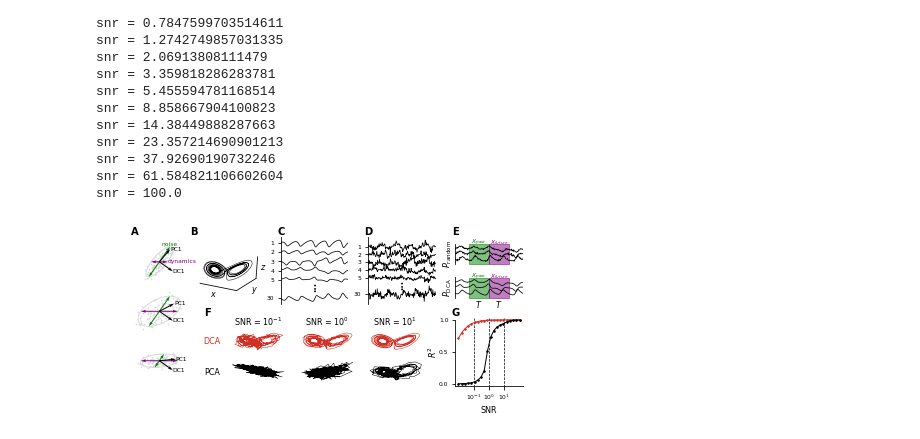
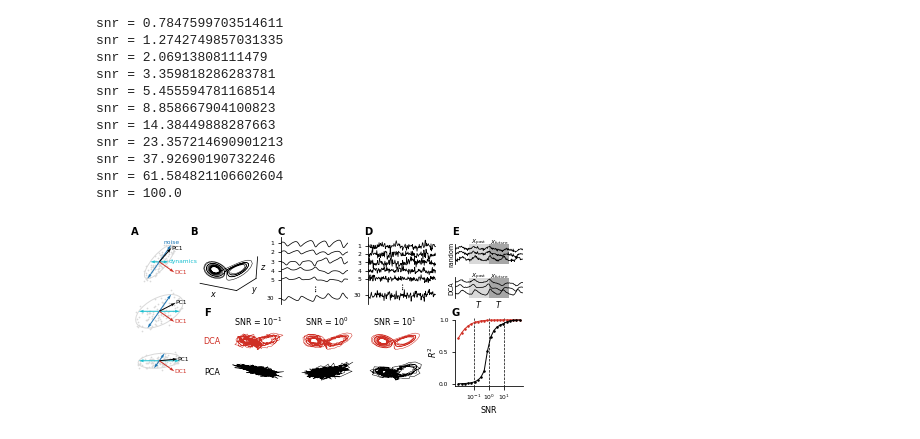
Before and after one commit to BouchardLab/DynamicalComponentsAnalysis, a Jupyter notebook: notebooks/lorenz_fig.ipynb, the cells around one changed output. Drawn from its saved outputs; the diff is of its cells as text; code cells hidden in the pictures.

```diff
--- a/notebooks/lorenz_fig.ipynb
+++ b/notebooks/lorenz_fig.ipynb
@@ -445,16 +454,16 @@ linewidth_r2_plot = 1.0
 
 #colors = ["#3E884C", "#523176", "#CF2F25"]
 colors = ["green", "purple", "#CF2F25"]
-noise_color = colors[0]
-sig_color = colors[1]
-past_color = colors[0]
-future_color = colors[1]
-dca_color = colors[2]
+noise_color = "tab:blue"
+sig_color = "tab:cyan"
+past_color = "0.85"
+future_color = "0.65"
+dca_color = "#CF2F25"
 pca_color = "black"
 
 T_to_show_2d = 150
 T_to_show_3d = 500
-X_display_idx = 11 #index of noisy X dataset to show (make sure to change if SNR spacing changes)
+X_display_idx = 8 #index of noisy X dataset to show (make sure to change if SNR spacing changes)
 
 #ax1: Lorenz 3D Plot
 plot_lorenz_3d(ax1, X_dynamics[:T_to_show_3d], linewidth_3d)
@@ -462,7 +471,8 @@ plot_lorenz_3d(ax1, X_dynamics[:T_to_show_3d], linewidth_3d)
 #ax2 and ax3: Plots of noiseless and noisy embeddings
 N_to_show = 5 #number of channels to plot (also plot last one)
 plot_traces(ax2, X[:T_to_show_2d], N_to_show, linewidth_2d)
-plot_traces(ax3, X_noisy_dset[X_display_idx, :T_to_show_2d], N_to_show, linewidth_2d)
+#divide by a factor to make it look better
+plot_traces(ax3, X_noisy_dset[X_display_idx, :T_to_show_2d]/1.8, N_to_show, linewidth_2d)
 
 #ax4 and ax5: Plots of projections (DCA and random)
 #get a random projection of X_noisy and transorm for Lorenz comparison
@@ -471,34 +481,34 @@ np.random.seed(42)
 X_random = np.dot(to_proj, scipy.stats.ortho_group.rvs(to_proj.shape[1])[:, :3])
 beta_random = np.linalg.lstsq(X_random, X_dynamics, rcond=None)[0]
 X_random_trans = np.dot(X_random, beta_random)
 plot_dca_demo(ax4, ax5, X_random_trans[:T_to_show_2d], X_dca_trans_dset[X_display_idx, :T_to_show_2d],
               past_color=past_color, future_color=future_color, linewidth=linewidth_2d)
 
 #Plot Lorenz panels
 dca_axes = [ax6, ax8, ax10]
 pca_axes = [ax7, ax9, ax11]
 plt_snr_vals = [0.1, 1.0, 10.0]
 plt_snr_strs = ["$10^{-1}$", "$10^{0}$", "$10^{1}$"]
 plt_idx = [np.argmin((snr_vals-snr)**2) for snr in plt_snr_vals]
 for i in range(3):
     plot_3d(X_dca_trans_dset[plt_idx[i], :T_to_show_3d], ax=dca_axes[i], color=dca_color, linewidth=linewidth_3d)
     plot_3d(X_pca_trans_dset[plt_idx[i], :T_to_show_3d], ax=pca_axes[i], color=pca_color, linewidth=linewidth_3d)
     dca_axes[i].set_title("SNR = " + plt_snr_strs[i], pad=5, fontsize=style.axis_label_fontsize)
 for ax in dca_axes + pca_axes:
     ax.set_axis_off()
     ax.dist = 7.5
 plt.gcf().text(txt_cords[0][0], txt_cords[0][1], "DCA", va="center", ha="center", fontsize=style.axis_label_fontsize, color=dca_color)
 plt.gcf().text(txt_cords[1][0], txt_cords[1][1], "PCA", va="center", ha="center", fontsize=style.axis_label_fontsize, color=pca_color)
 
 #Finally, the R2 vs SNR plot
 plot_r2(ax12, snr_vals, r2_vals, dca_color, pca_color)
 
 #Left cov plots
 left_ax_1.set_zorder(1000)
-plot_cov(left_ax_1, sig_var=1, noise_var=5, noise_sig_labels=True, noise_color=noise_color, sig_color=sig_color)
-plot_cov(left_ax_2, sig_var=5, noise_var=5, noise_sig_labels=False, noise_color=noise_color, sig_color=sig_color)
-plot_cov(left_ax_3, sig_var=5, noise_var=1, noise_sig_labels=False, noise_color=noise_color, sig_color=sig_color)
+plot_cov(left_ax_1, sig_var=1, noise_var=5, noise_sig_labels=True, noise_color=noise_color, sig_color=sig_color, pca_color=pca_color, dca_color=dca_color)
+plot_cov(left_ax_2, sig_var=5, noise_var=5, noise_sig_labels=False, noise_color=noise_color, sig_color=sig_color, pca_color=pca_color, dca_color=dca_color)
+plot_cov(left_ax_3, sig_var=5, noise_var=1, noise_sig_labels=False, noise_color=noise_color, sig_color=sig_color, pca_color=pca_color, dca_color=dca_color)
 
 plt.savefig("figures/lorenz_fig.pdf")
 # %% [output]
-[figure, old version]
+[figure, new version]
```
Also changed, not shown: parts of 1 cell of this notebook, 1 other file.
